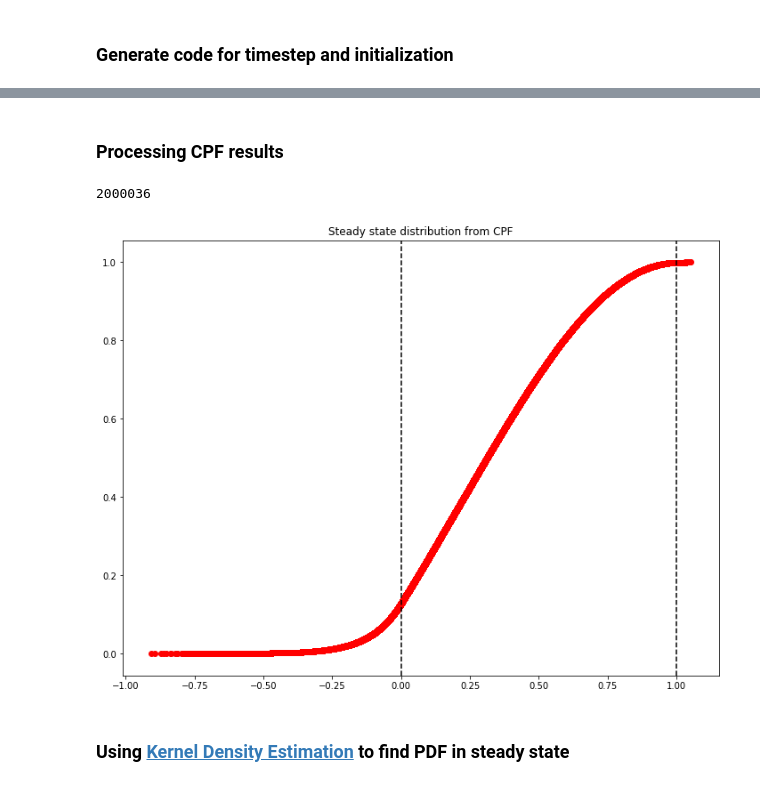
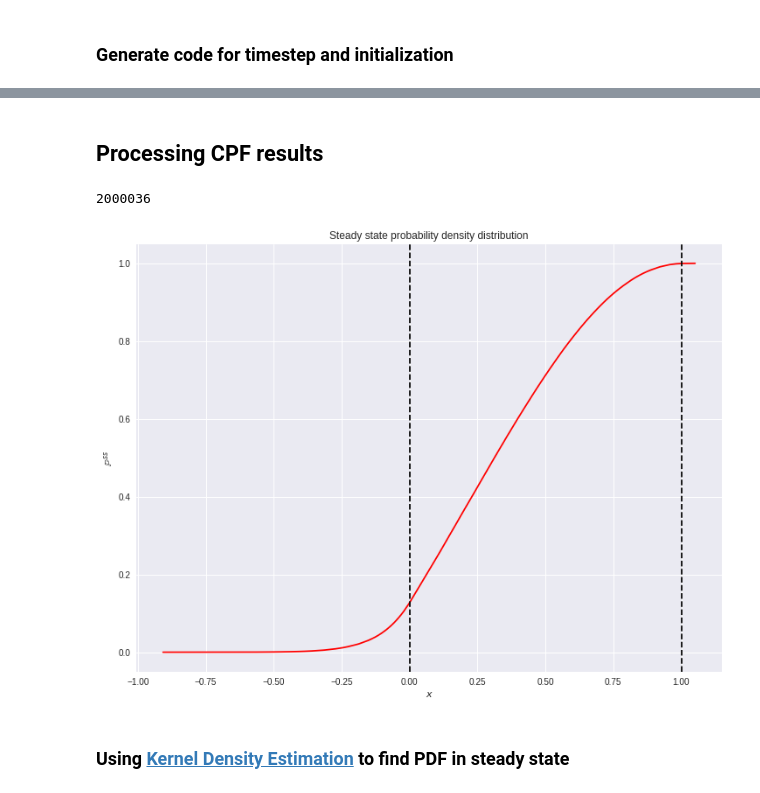
Before and after one commit to ktaletsk/CPF, a Jupyter notebook: ItoGenerator.ipynb, the cells around one changed output, grey strips where cells are left out. Drawn from its saved outputs; the diff is of its cells as text; code cells hidden in the pictures.

```diff
--- a/ItoGenerator.ipynb
+++ b/ItoGenerator.ipynb
@@ -141,5 +157,5 @@ init.c  init.h  sample_data  shift.c  shift.h
 # %% [markdown]
-### Processing CPF results
+## Processing CPF results
 # %%
 with open('cpf.dat') as f:
     lines = f.readlines()
@@ -153,26 +169,16 @@ x0.shape[0]
 P = np.arange(0.0, 1.0, 1.0/x0.shape[0])
 # %%
 fig = plt.figure(figsize=(12, 9))
-
 ax1 = fig.add_subplot(111)
-
-ax1.set_title("Steady state distribution from CPF")
-# ax1.set_xlabel(r'$t/\tau_c$')
-# ax1.set_ylabel(r'$f_d(t)$')
-
-ax1.scatter(x0,P, c='r', label=r'$f_d(t)$')
+ax1.set_title("Steady state probability density distribution")
+ax1.set_xlabel(r'$x$')
+ax1.set_ylabel(r'$\mathbb{P}^{ss}$')
+ax1.plot(x0,P, c='r', label=r'$f_d(t)$')
 plt.axvline(x=0, color='k', linestyle='--')
 plt.axvline(x=1,  color='k', linestyle='--')
-# ax1.plot(x,yline, c='b')
-#plt.xlim(xmin=-1.1, xmax=-0.9)
-#plt.ylim(ymin=0, ymax=0.05)
-# leg = ax1.legend()
-#ax1.set_xscale('log')
-# ax1.set_yscale('log')
-
 plt.show()
 # %% [output]
-[figure, old version]
+[figure, new version]
 # %% [markdown]
 ### Using [Kernel Density Estimation](http://scikit-learn.org/stable/modules/density.html) to find PDF in steady state
 # %%
```
Also changed, not shown: parts of 29 cells of this notebook.
